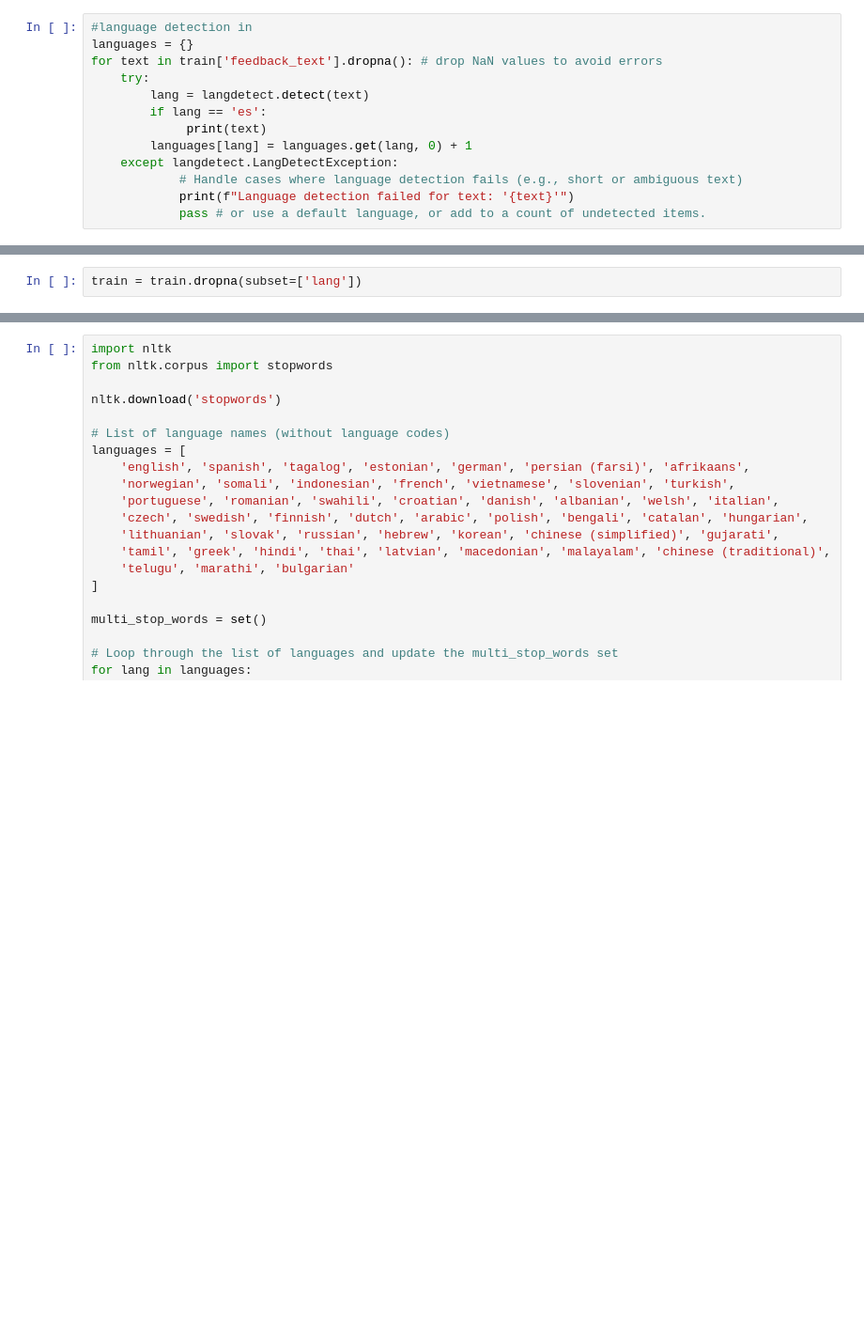
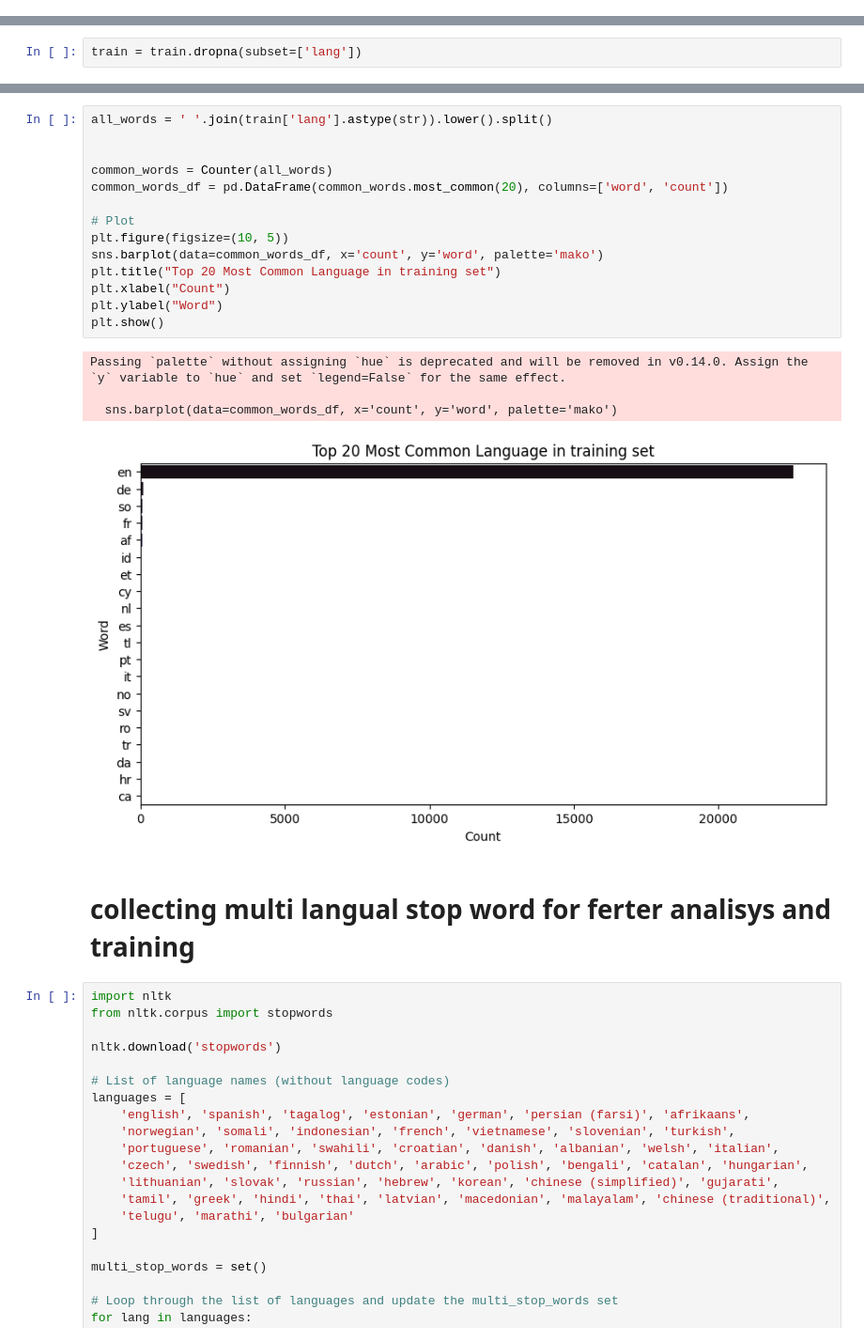
Before and after one commit to samratabduljalil/Offensive-Language-Classification, a Jupyter notebook: Task/model1_implementation.ipynb, the cells around one changed output, grey strips where cells are left out. Shown at 94% size. Cells and saved outputs as stored; diff of their text form; blank space fills up the shorter version.

Commit message:
logistic regression work good with multigrained data

```diff
--- a/Task/model1_implementation.ipynb
+++ b/Task/model1_implementation.ipynb
@@ -284,16 +113,3 @@ Passing `palette` without assigning `hue` is deprecated and will be removed in v
-# %%
-#language detection in
-languages = {}
-for text in train['feedback_text'].dropna(): # drop NaN values to avoid errors
-    try:
-        lang = langdetect.detect(text)
-        if lang == 'es':
-             print(text)
-        languages[lang] = languages.get(lang, 0) + 1
-    except langdetect.LangDetectException:
-            # Handle cases where language detection fails (e.g., short or ambiguous text)
-            print(f"Language detection failed for text: '{text}'")
-            pass # or use a default language, or add to a count of undetected items.
 # %%
 from langdetect import detect, LangDetectException
 import pandas as pd
@@ -440,3 +142,24 @@ Collected 0 stopwords.
+# %%
+all_words = ' '.join(train['lang'].astype(str)).lower().split()
+
+
+common_words = Counter(all_words)
+common_words_df = pd.DataFrame(common_words.most_common(20), columns=['word', 'count'])
+
+# Plot
+plt.figure(figsize=(10, 5))
+sns.barplot(data=common_words_df, x='count', y='word', palette='mako')
+plt.title("Top 20 Most Common Language in training set")
+plt.xlabel("Count")
+plt.ylabel("Word")
+plt.show()
+# %% [output]
+Passing `palette` without assigning `hue` is deprecated and will be removed in v0.14.0. Assign the `y` variable to `hue` and set `legend=False` for the same effect.
+
+  sns.barplot(data=common_words_df, x='count', y='word', palette='mako')
+[figure, added]
+# %% [markdown]
+<h1>collecting multi langual stop word for ferter analisys and training </h1>
 # %%
 import nltk
 from nltk.corpus import stopwords
```
Also changed, not shown: parts of 31 cells of this notebook, 2 other files.
